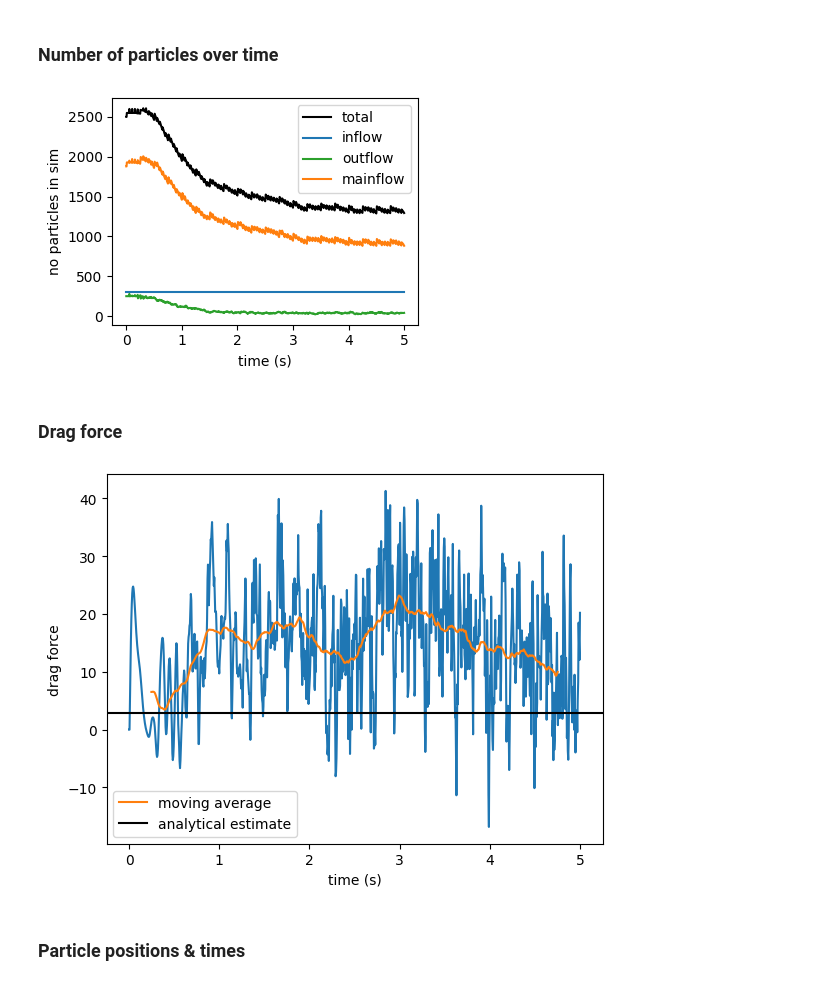
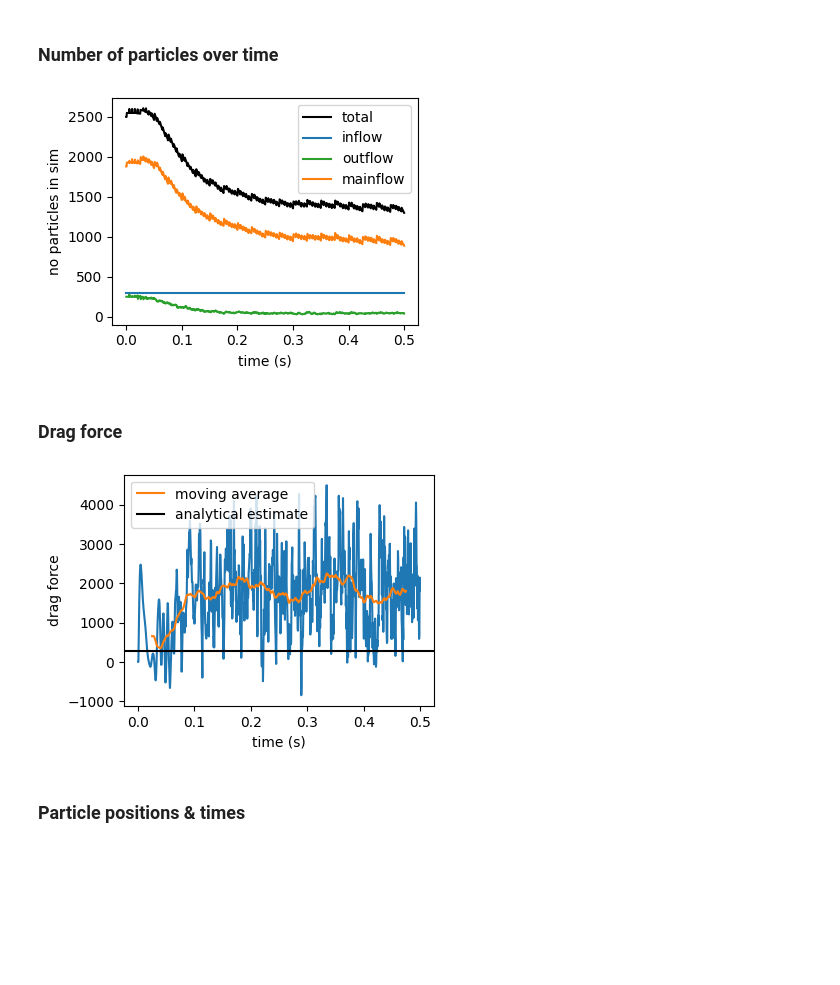
Before and after one commit to slagnews/drag_sph, a Jupyter notebook: cpp_test.ipynb, the cells around one changed output. Cells and saved outputs as stored; diff of their text form; code cells hidden in the pictures; blank space fills up the shorter version.

```diff
--- a/cpp_test.ipynb
+++ b/cpp_test.ipynb
@@ -11,11 +11,12 @@ Lx = 5.0
 Ly = 5.0
 rho0 = 1.0
 kappa = 1.2
-v0 = 2
-dt = 0.005
-c_s = 10
+v0 = 20
+dt = 0.0005
+c_s = 100
 beta = 0.07
-kinematic_viscosity = 0.000001
+kinematic_viscosity = 1e-6
+max_beta = 1.5
 
 
 inflow_factor = 0.1
@@ -96,26 +96,26 @@ fig.tight_layout()
 fig.savefig("figures/particles_in_sim3.png", dpi=300)
 plt.show()
 # %% [output]
-[figure, old version]
+[figure, new version]
 # %% [markdown]
 ### Drag force
 # %%
 window_size = 100
 moving_avg = np.convolve(drag_forces, np.ones(window_size)/window_size, mode='valid')
 avg_time = np.convolve(time, np.ones(window_size)/window_size, mode='valid')
 
-fig, ax = plt.subplots()
+fig, ax = plt.subplots(figsize=(4,3))
 ax.plot(time, drag_forces)
 ax.plot(avg_time, moving_avg, label="moving average")
 ax.set_xlabel("time (s)")
 ax.set_ylabel("drag force")
 
 analytical_drag = 1/2*rho0*v0**2*1.4*2*central_radius
 ax.axhline(analytical_drag, color="black", label="analytical estimate")
 ax.legend()
 plt.show()
 # %% [output]
-[figure, old version]
+[figure, new version]
 # %% [markdown]
 ### Particle positions & times
 # %%
```
Also changed, not shown: parts of 2 cells of this notebook, 2 other files.
